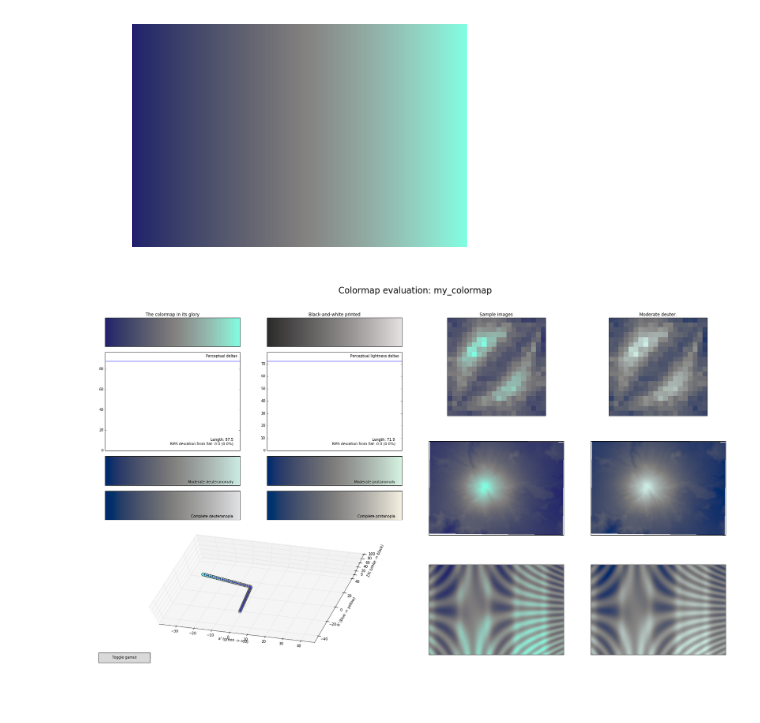
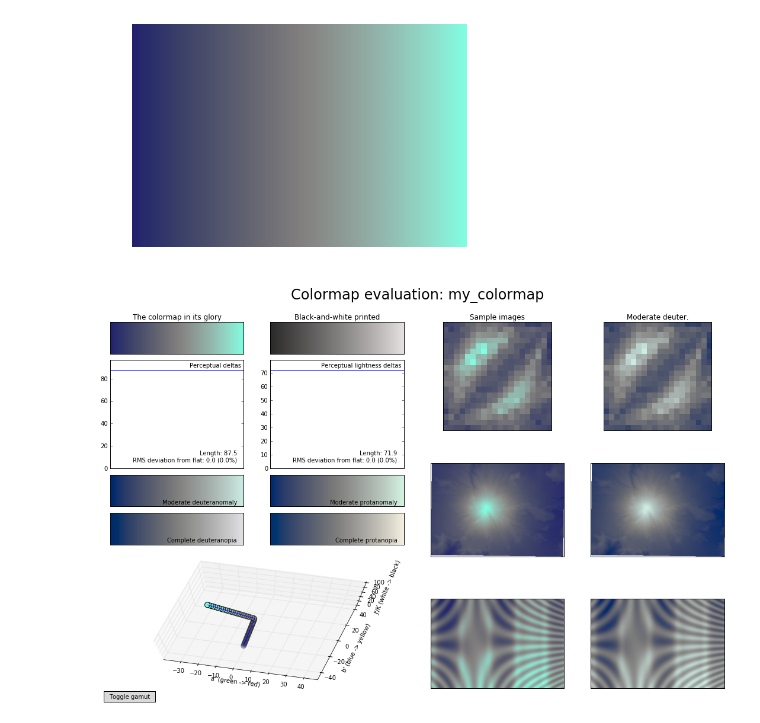
Before and after one commit to ahartikainen/Perceptual-cmaps, a Jupyter notebook: Divergent_monotonic_cmap.ipynb, the cells around one changed output. Saved outputs shown, nothing was run; the diff lists cells and outputs as text; code cells hidden in the pictures; blank space fills up the shorter version.

```diff
--- a/Divergent_monotonic_cmap.ipynb
+++ b/Divergent_monotonic_cmap.ipynb
@@ -158,6 +158,6 @@ plt.gca().set_axis_off()
 # %%
 viscm.viscm(my_cmap2)
 fig = plt.gcf()
-fig.set_size_inches(25, 15)
+fig.set_size_inches(15, 10)
 # %% [output]
-[figure, old version]
+[figure, new version]
```
Also changed, not shown: parts of 1 cell of this notebook.
